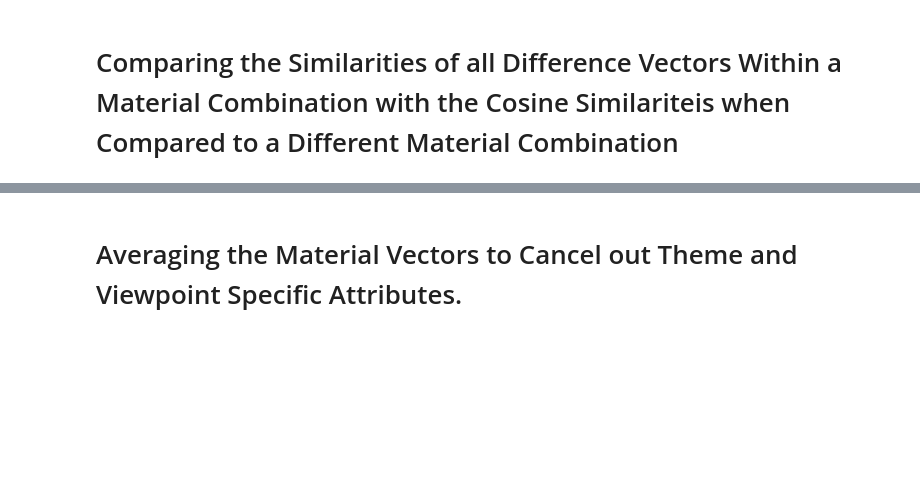
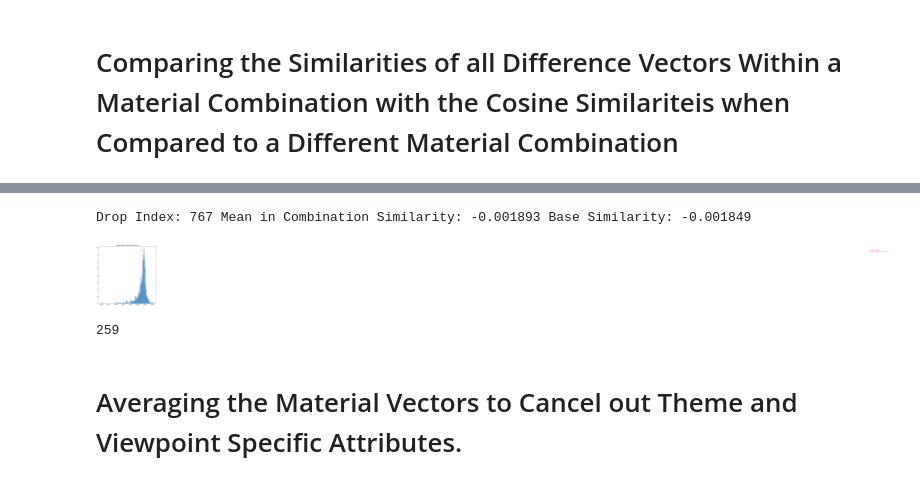
Before and after one commit to LukasBeckers/masterthesis-jappat, a Jupyter notebook: Similar_F-Terms.ipynb, the cells around one changed output, grey strips where cells are left out. Saved outputs shown, nothing was run; the diff lists cells and outputs as text; code cells hidden in the pictures; blank space fills up the shorter version.

```diff
--- a/Similar_F-Terms.ipynb
+++ b/Similar_F-Terms.ipynb
@@ -595,13 +673,13 @@ for i, (key, combination_dict) in enumerate(in_combination_comparisons.items()):
     simis = np.array(combination_dict['Cosine Similarities'])
     out_simis = np.array(combination_dict['Out of Comb Simis'])
     # Pruning the out of comb similarities to the same length as the similarities
-    out_simis = out_simis[:len(simis)]
+    out_simis = out_simis
 
     mean_top_100 = np.mean(np.sort(simis)[-100:])
     out_mean_top_100 = np.mean(np.sort(out_simis)[-100:])
 
     axs[i].hist(simis, bins=100, alpha=.75)
-    axs[i].hist(out_simis, bins=100, alpha=.75)
+    axs[i].hist(out_simis[:len(simis)], bins=100, alpha=.75)
     axs[i].set_title(key)
     mean =  np.mean(simis)
     mean_out = np.mean(out_simis)
@@ -620,0 +839,31 @@ plt.show()
+# %%
+vec_item_drop_simis = {layer: test(layer) for layer in range(768)}
+# %% [output]
+Drop Index: 767 Mean in Combination Similarity: -0.001893 Base Similarity: -0.001849
+# %%
+# Plotting the mean similarities for all vector element drop experiments
+
+mean_simis = [np.mean(simis) for simis in vec_item_drop_simis.values()]
+mean_mean_simis = np.mean(mean_simis)
+
+fig, axs = plt.subplots(nrows = 1, ncols=1, figsize=[10, 10])
+axs.hist(mean_simis, bins=100, alpha=.75)
+
+axs.set_title('Metal_Polymer Similarities drop One')
+
+
+axs.axvline(mean_mean_simis, color='red', linestyle='dashed', linewidth=1)
+axs.axvline(base_simi, color='magenta', linestyle='dashed', linewidth=1)
+axs.text(mean_mean_simis + 0.01, axs.get_ylim()[1] * 0.9, f'Mean drop one simi: {mean_mean_simis:.6f}', color='red')
+axs.text(base_simi + 0.01, axs.get_ylim()[1] * 0.925, f'Baseline: {base_simi:.6f}', color='magenta')
+
+fig.savefig('Drop One Element in Metal Polymer Embeddings.png')
+plt.show()
+# %% [output]
+[figure, added]
+# %%
+# extracting the vector indices, which are good for the cosine similarity within a cluster
+keep_idxs = [i for i in range(len(mean_simis)) if mean_simis[i] < mean_mean_simis ]
+len(keep_idxs)
+# %% [output]
+259
```
Also changed, not shown: parts of 36 cells of this notebook, 4 other files.
